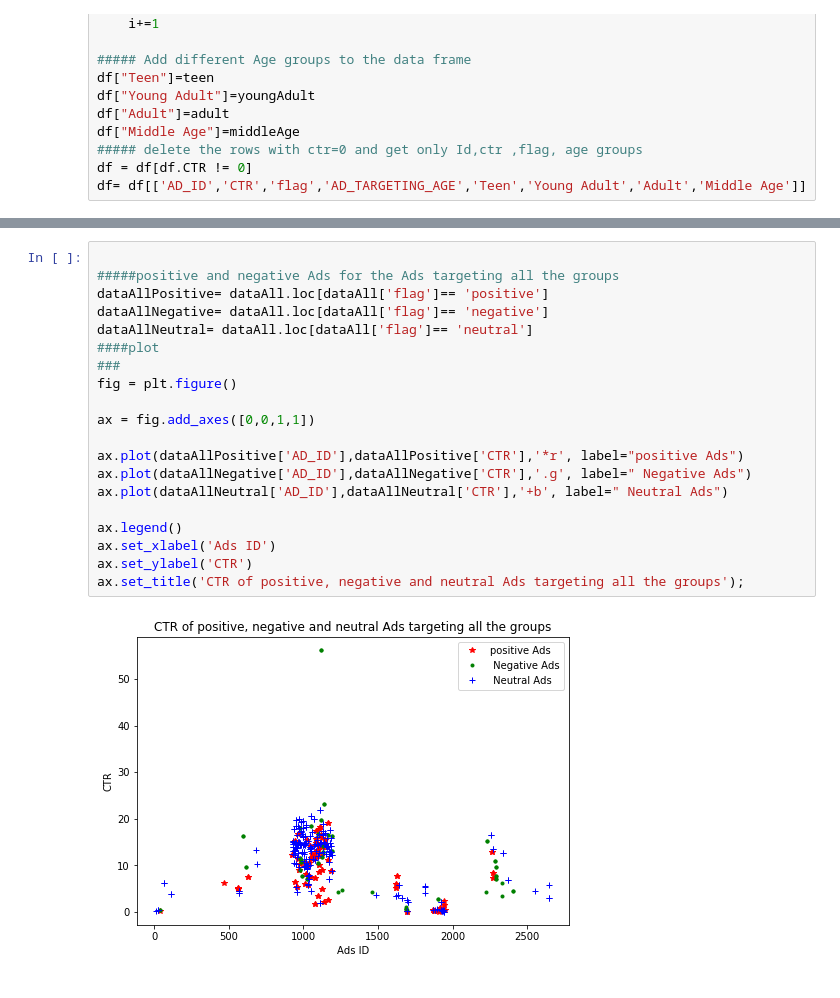
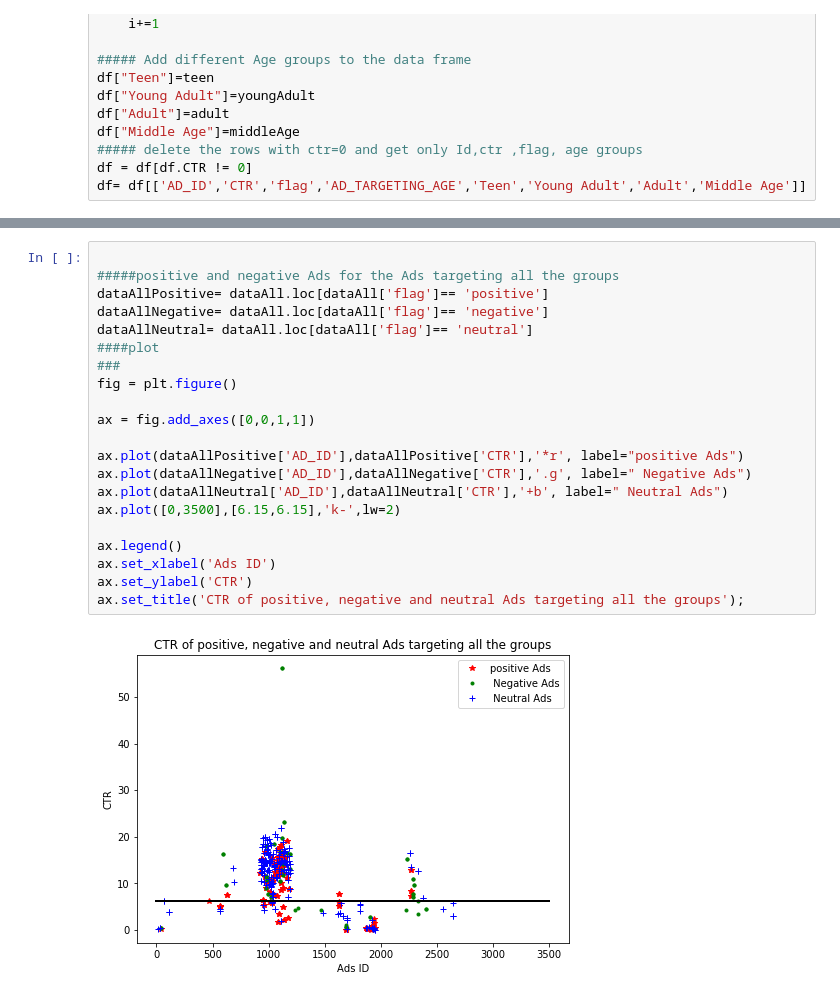
Before and after one commit to walkingCommiter/css_political_ads, a Jupyter notebook: Untitled.ipynb, the cells around one changed output, grey strips where cells are left out. Saved outputs shown, nothing was run; the diff lists cells and outputs as text.

```diff
--- a/Untitled.ipynb
+++ b/Untitled.ipynb
@@ -119,25 +123,26 @@ ax.set_title('CTR of Ads targeting different groups');
 # %%
 
 #####positive and negative Ads for the Ads targeting all the groups
 dataAllPositive= dataAll.loc[dataAll['flag']== 'positive']
 dataAllNegative= dataAll.loc[dataAll['flag']== 'negative']
 dataAllNeutral= dataAll.loc[dataAll['flag']== 'neutral']
 ####plot
 ###
 fig = plt.figure()
 
 ax = fig.add_axes([0,0,1,1])
 
 ax.plot(dataAllPositive['AD_ID'],dataAllPositive['CTR'],'*r', label="positive Ads")
 ax.plot(dataAllNegative['AD_ID'],dataAllNegative['CTR'],'.g', label=" Negative Ads")
 ax.plot(dataAllNeutral['AD_ID'],dataAllNeutral['CTR'],'+b', label=" Neutral Ads")
+ax.plot([0,3500],[6.15,6.15],'k-',lw=2)
 
 ax.legend()
 ax.set_xlabel('Ads ID')
 ax.set_ylabel('CTR')
 ax.set_title('CTR of positive, negative and neutral Ads targeting all the groups');
 # %% [output]
-[figure, old version]
+[figure, new version]
 # %%
 ######################
 ##Ads targeting teen and young Adult
```
Also changed, not shown: parts of 5 cells of this notebook.
